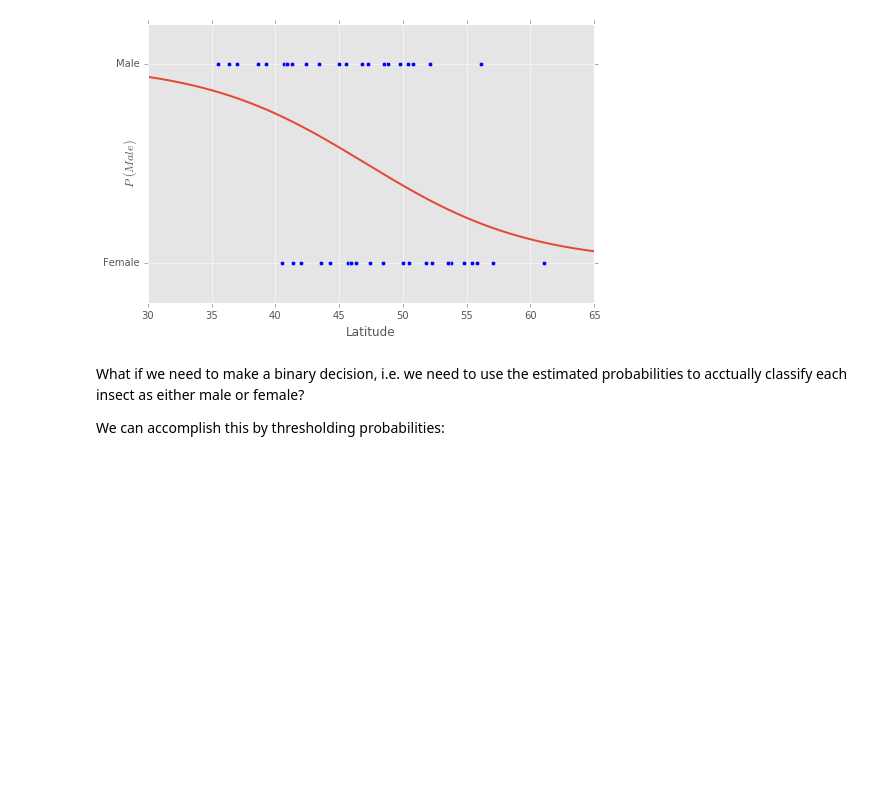
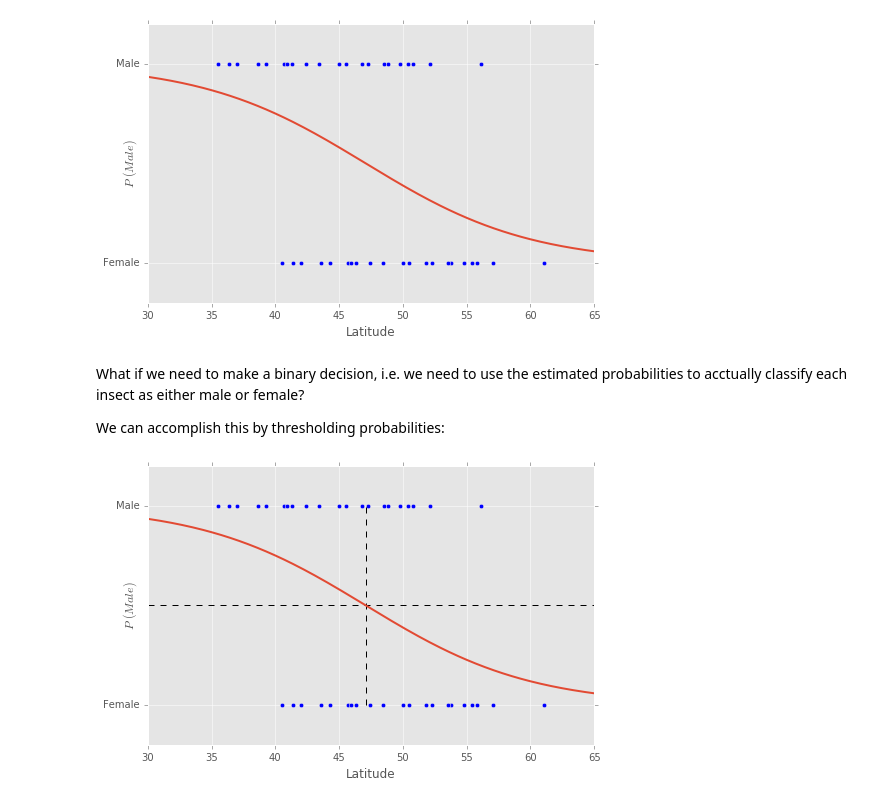
Before and after one commit to GalvanizeOpenSource/stats-course-slides, a Jupyter notebook: linear-and-logistic-regression.ipynb, the cells around one changed output. Drawn from its saved outputs; the diff is of its cells as text; code cells hidden in the pictures; blank space fills up the shorter version.

Commit message:
Finish up logistic regression.

```diff
--- a/linear-and-logistic-regression.ipynb
+++ b/linear-and-logistic-regression.ipynb
@@ -476,3 +465,22 @@ ax.yaxis.set_label_coords(-0.02, 0.5)
 What if we need to make a binary decision, i.e. we need to use the estimated probabilities to acctually classify each insect as either male or female?
 
 We can accomplish this by thresholding probabilities:
+# %%
+fig, ax = plt.subplots()
+
+# Make a scatterplot of the data.
+ax.scatter(insects.latitude, insects.sex)
+
+x = pd.DataFrame({'latitude': np.linspace(30, 65, num=250)})
+ax.plot((30, 65), (0.5, 0.5), color="black", linestyle="--")
+ax.plot((47.075, 47.075), (0, 1), color="black", linestyle="--")
+ax.plot(x, insects_model_logistic.predict(x), linewidth=2)
+
+ax.set_xlim([30, 65])
+ax.set_yticks([0, 1])
+ax.set_yticklabels(['Female', 'Male'])
+ax.set_xlabel("Latitude")
+ax.set_ylabel(r"$P \ (Male)$")
+ax.yaxis.set_label_coords(-0.02, 0.5)
+# %% [output]
+[figure, added]
```
Also changed, not shown: parts of 3 cells of this notebook.
